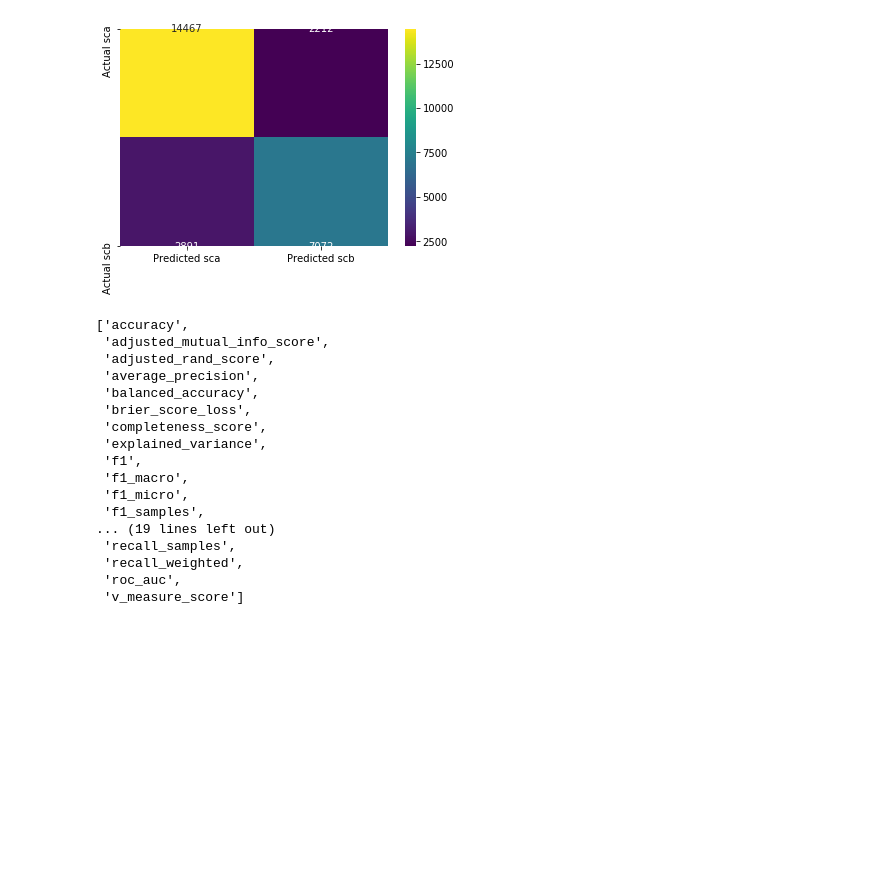
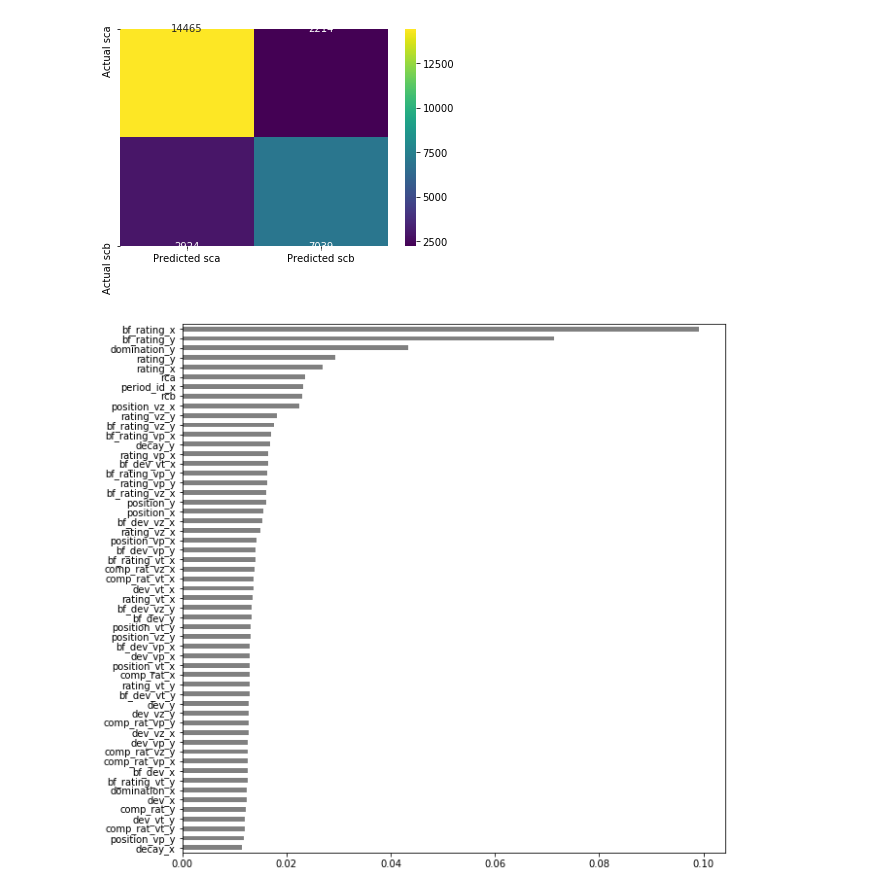
Before and after one commit to mjh09/match-predict, a Jupyter notebook: notebooks/alig_predict.ipynb, the cells around one changed output. Cells and saved outputs as stored; diff of their text form; code cells hidden in the pictures; blank space fills up the shorter version.

```diff
--- a/notebooks/alig_predict.ipynb
+++ b/notebooks/alig_predict.ipynb
@@ -26,4 +42,4 @@ match_table = match_table[match_table['game']=='LotV']
 # %%
-match_table['winning_player'] = np.where(match_table['sca'] < match_table['scb'], 'scb', 'sca')
+match_table['winning_player'] = np.where(match_table['sca'] < match_table['scb'], 'Player B', 'Player A')
 # %%
 match_table = match_table.drop(['sca', 'scb', 'treated','event','eventobj_id','submitter_id','game','offline'], axis=1)
@@ -53,0 +56,8 @@ lotv_merged = lotv_merged.dropna()
+# %%
+lotv_merged = match_table.merge(merged_ratings, on='id', how='left')
+lotv_merged = lotv_merged.drop(columns=['rta_id_x','rtb_id_x','rta_id_y', 'rtb_id_y', 'period_id_y', 'player_id_x', 'player_id_y','id','period_id','date','pla_id','plb_id'])
+lotv_merged = lotv_merged.replace(['Z','T','P','R'],[1,2,3,4])
+lotv_merged['rca'] = lotv_merged['rca'].astype(str).astype(int)
+lotv_merged['rcb'] = lotv_merged['rcb'].astype(str).astype(int)
+lotv_merged = lotv_merged.rename(columns={'rca':'player_a_race', 'rcb':'player_b_race', 'bf_rating_x':'player_a_sRating', 'bf_rating_y':'player_b_sRating'})
+lotv_merged = lotv_merged.dropna()
@@ -60,7 +90,7 @@ scb    0.373947
 Name: winning_player, dtype: float64
 # %%
 train, test = train_test_split(lotv_merged, stratify=lotv_merged['winning_player'], random_state=42)
-train , val = train_test_split(train, stratify=train['winning_player'], random_state=42)
+#train , val = train_test_split(train, stratify=train['winning_player'], random_state=42)
 # %%
 target = 'winning_player'
 X_train = train.drop(columns=target)
@@ -72,8 +106,6 @@ y_val = val[target]
 # %%
 # search.predict, brier_score~~
-eval_set = [(X_train, y_train), (X_val, y_val)]
-model = XGBClassifier(n_estimators=775, max_depth=10, learning_rate=0.32, min_child_weight=7, subsample=1, colsample_bytree=1, gamma=0, n_jobs=-1)
-model.fit(X_train, y_train, eval_set=eval_set, eval_metric='error')
-print('Validation Score:', model.score(X_val, y_val))
-print('Test Score:', model.score(X_test, y_test))
+#eval_set = [(X_train, y_train), (X_val, y_val)]
+model = XGBClassifier(n_estimators=775, max_depth=10, min_child_weight=7, n_jobs=-1, random_state=42)
+model.fit(X_train, y_train)
 # %% [output]
@@ -151,25 +203,10 @@ def plot_confusion_matrix(y_true, y_pred):
 plot_confusion_matrix(y_test, y_pred);
 # %% [output]
 [figure]
-# %%
-import sklearn
-sorted(sklearn.metrics.SCORERS.keys())
-# %% [output]
-['accuracy',
- 'adjusted_mutual_info_score',
- 'adjusted_rand_score',
- 'average_precision',
- 'balanced_accuracy',
- 'brier_score_loss',
- 'completeness_score',
- 'explained_variance',
- 'f1',
- 'f1_macro',
- 'f1_micro',
- 'f1_samples',
-... (19 lines left out)
- 'recall_samples',
- 'recall_weighted',
- 'roc_auc',
- 'v_measure_score']
+# %%
+plt.figure(figsize=(10,10))
+importances = pd.Series(model.feature_importances_, X_train.columns)
+importances.sort_values().plot.barh(color='grey');
+# %% [output]
+[figure, added]
 # %%
```
Also changed, not shown: parts of 35 cells of this notebook, 5 other files.
